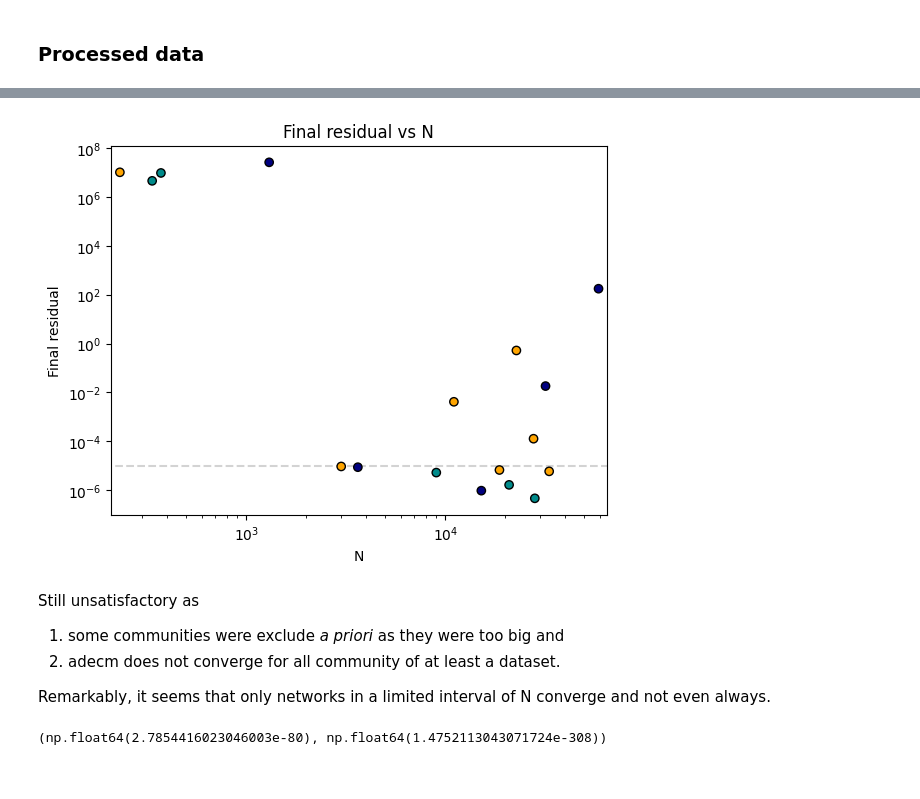
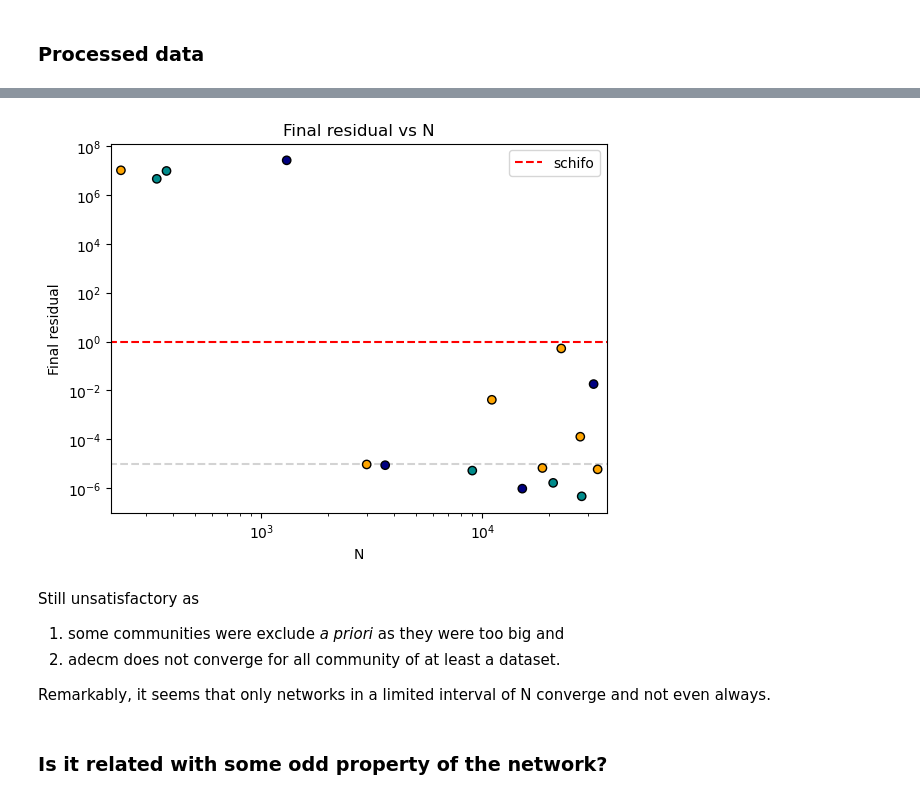
Before and after one commit to fabiosaracco/bowtie2, a Jupyter notebook: 0_1_convergence_test.ipynb, the cells around one changed output, grey strips where cells are left out. Saved outputs shown, nothing was run; the diff lists cells and outputs as text; code cells hidden in the pictures.

```diff
--- a/0_1_convergence_test.ipynb
+++ b/0_1_convergence_test.ipynb
@@ -109,0 +107,21 @@ Ns=[model.N for model in models]
+# %%
+solved=0
+models=[]
+solved_dataset={}
+file_mask=np.zeros(len(test_files), dtype=bool)
+for i_file, file in enumerate(test_files):
+    key=file.split('_')[0]
+    if key not in solved_dataset.keys():
+        solved_dataset[key]={'solved':0, 'comms':0}
+    with open(TEST_FOLDER+file, 'rb') as f:
+        model=pickle.load(f)
+
+    if hasattr(model, 'sol_weights') and hasattr(model.sol_weights, 'converged'):
+        models.append(model)
+        file_mask[i_file]=True
+        solved_dataset[key]['comms']+=1
+        print(f'{file:30} N={model.N:6,d}, weights={model.sol_weights.converged:}')
+        if model.sol_weights.converged:
+            solved+=1
+            solved_dataset[key]['solved']+=1
+print(f'{solved}/{len(models)} solved ({solved/len(models)*100:.2f}%)')
@@ -110,23 +146,32 @@ Ns=[model.N for model in models]
+# %%
+test_files=np.array(test_files)[file_mask]
 # %%
 color_dict={'crisi': 'navy', 'ita': 'darkcyan', 'quirinale': 'orange'}
+# %%
+Ns=np.array([model.N for model in models])
+res_final=np.array([model.sol_weights.residuals[-1] for model in models])
 # %%
 plt.scatter(Ns, res_final, color=[color_dict[file.split('_')[0]] for file in test_files], edgecolor='black', zorder=2)
 plt.hlines([1e-5], 0.5*min(Ns), 1.5*max(Ns), linestyles='--', colors='lightgray', zorder=1)
+plt.hlines([1], 0.5*min(Ns), 1.5*max(Ns), linestyles='--', colors='red', zorder=1, label='schifo')
 plt.xscale('log')
 plt.yscale('log')
 plt.xlabel('N')
 plt.ylabel('Final residual')
 plt.title('Final residual vs N')
 plt.xlim(0.9*min(Ns), 1.1*max(Ns))
+plt.legend()
 plt.show()
 # %% [output]
-[figure, old version]
+[figure, new version]
 # %% [markdown]
 Still unsatisfactory as
 1. some communities were exclude _a priori_ as they were too big and
 2. adecm does not converge for all community of at least a dataset.
 
 Remarkably, it seems that only networks in a limited interval of N converge and not even always.
+# %% [markdown]
+### Is it related with some odd property of the network?
 # %%
 spearman_in=[spearmanr(model.k_in, model.s_in) for model in models]
 spearman_out=[spearmanr(model.k_out, model.s_out) for model in models]
@@ -141,4 +177,0 @@ significant_out=[p<alpha/len(p_out) for p in p_out]
-# %%
-max(p_in), max(p_out) # all entries are statistically validated
-# %% [output]
-(np.float64(2.7854416023046003e-80), np.float64(1.4752113043071724e-308))
```
Also changed, not shown: parts of 17 cells of this notebook.
